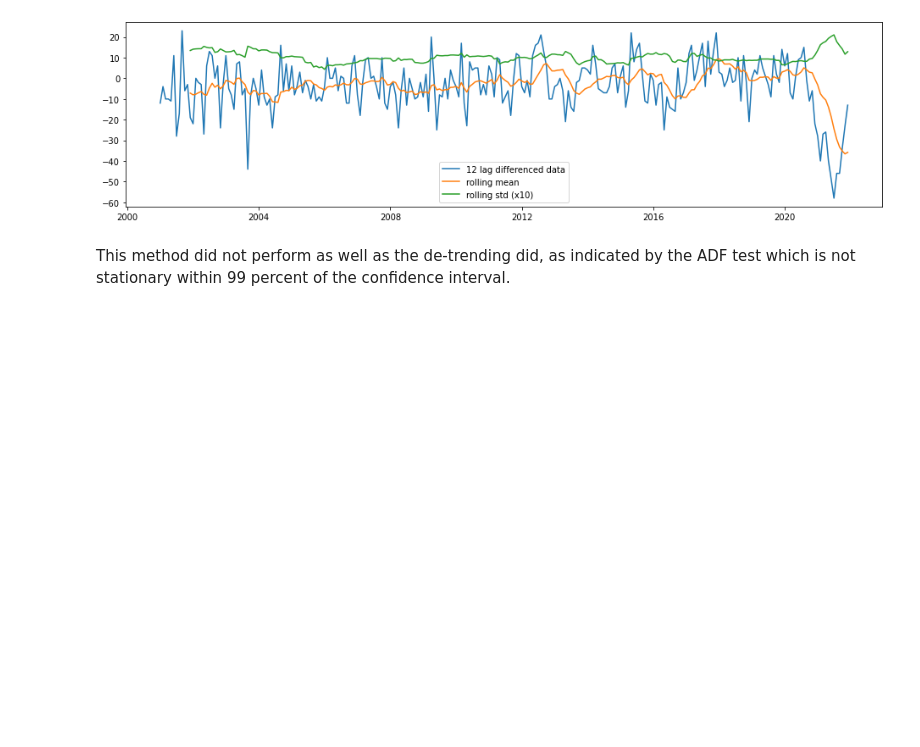
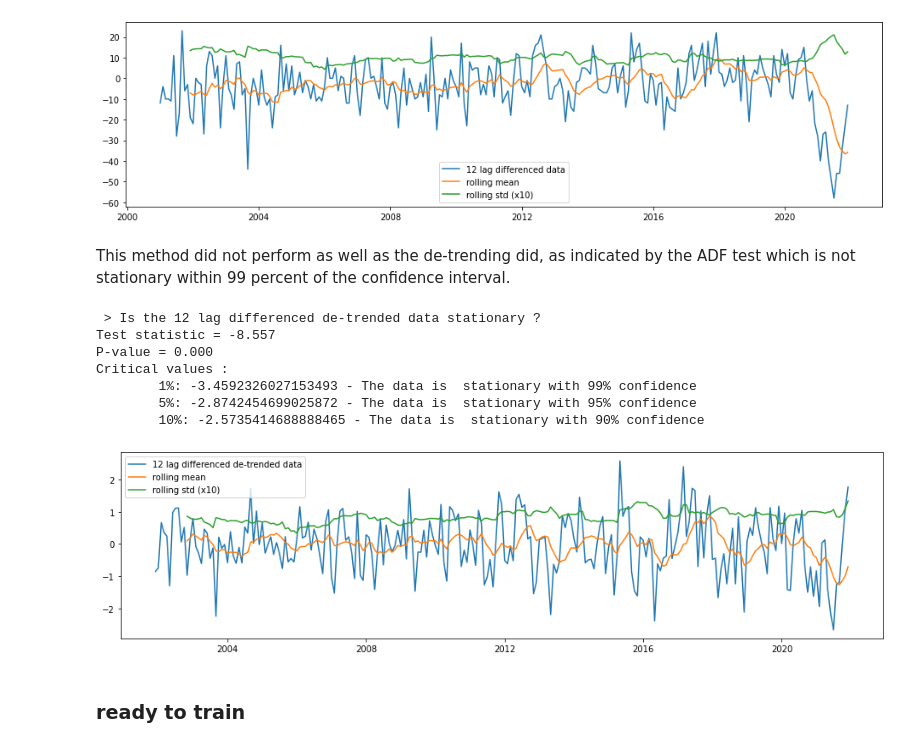
Before and after one commit to yassir28/AIChallenge, a Jupyter notebook: challenge.ipynb, the cells around one changed output. Drawn from its saved outputs; the diff is of its cells as text; code cells hidden in the pictures; blank space fills up the shorter version.

Commit message:
ready to train

```diff
--- a/challenge.ipynb
+++ b/challenge.ipynb
@@ -369,3 +369,21 @@ Critical values :
 [figure]
 # %% [markdown]
 This method did not perform as well as the de-trending did, as indicated by the ADF test which is not stationary within 99 percent of the confidence interval.
+# %%
+# Detrending + Differencing
+
+y_12lag_detrend =  y_detrend - y_detrend.shift(12)
+
+test_stationarity(y_12lag_detrend,'12 lag differenced de-trended data')
+ADF_test(y_12lag_detrend,'12 lag differenced de-trended data')
+# %% [output]
+ > Is the 12 lag differenced de-trended data stationary ?
+Test statistic = -8.557
+P-value = 0.000
+Critical values :
+        1%: -3.4592326027153493 - The data is  stationary with 99% confidence
+        5%: -2.8742454699025872 - The data is  stationary with 95% confidence
+        10%: -2.5735414688888465 - The data is  stationary with 90% confidence
+[figure, added]
+# %% [markdown]
+### ready to train
```
Also changed, not shown: parts of 1 cell of this notebook.
